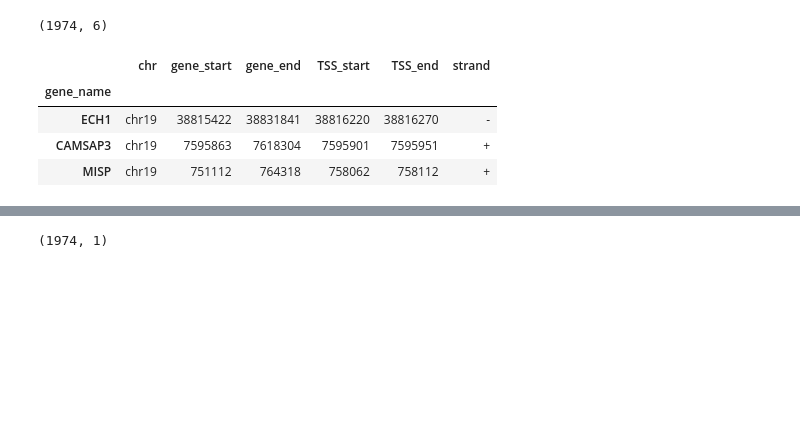
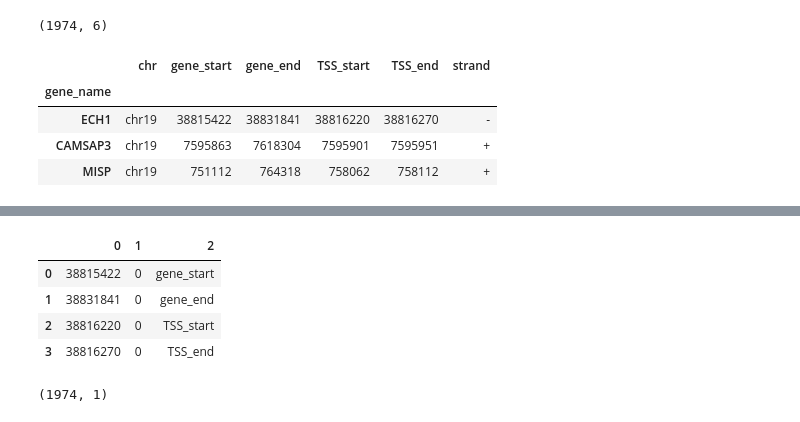
Before and after one commit to Sum02dean/MLG, a Jupyter notebook: task_1/data_format_exploration.ipynb, the cells around one changed output, grey strips where cells are left out. Drawn from its saved outputs; the diff is of its cells as text; code cells hidden in the pictures; blank space fills up the shorter version.

```diff
--- a/task_1/data_format_exploration.ipynb
+++ b/task_1/data_format_exploration.ipynb
@@ -71,3 +101,11 @@ X1_val_info.head(n=3)
+# %%
+coordinate
+# %% [output]
+|  | 0 | 1 | 2 |
+| 0 | 38815422 | 0 | gene_start |
+| 1 | 38831841 | 0 | gene_end |
+| 2 | 38816220 | 0 | TSS_start |
+| 3 | 38816270 | 0 | TSS_end |
 # %%
 X1_val_y=pd.read_csv(os.path.join(data_folder,"CAGE-train/CAGE-train/X1_val_y.tsv"),
                                  header=0,index_col=0,sep="\t")
```
Also changed, not shown: parts of 6 cells of this notebook.
